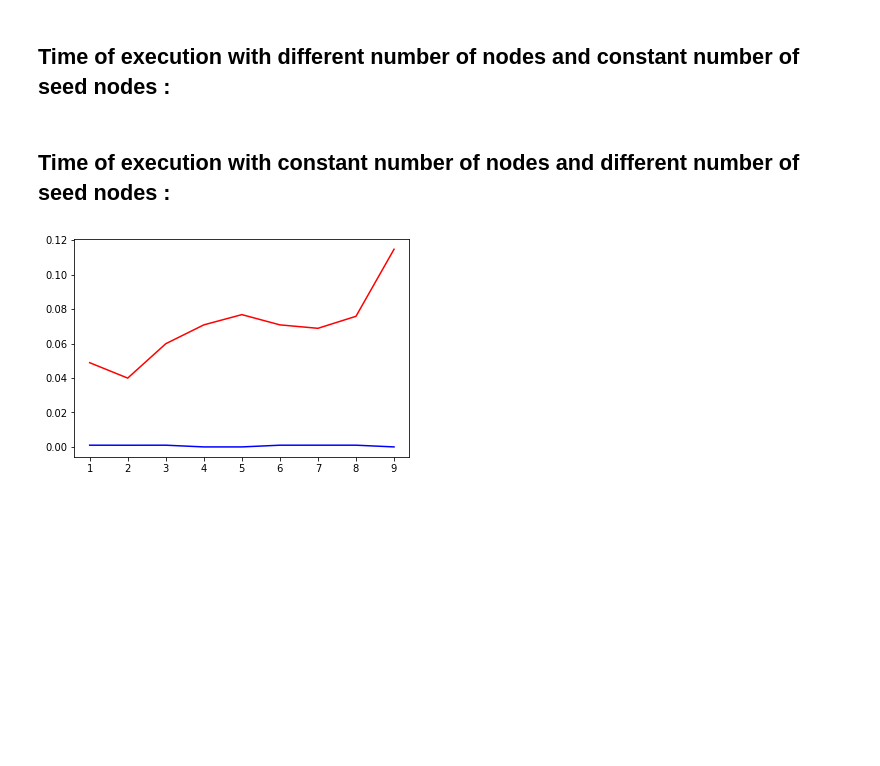
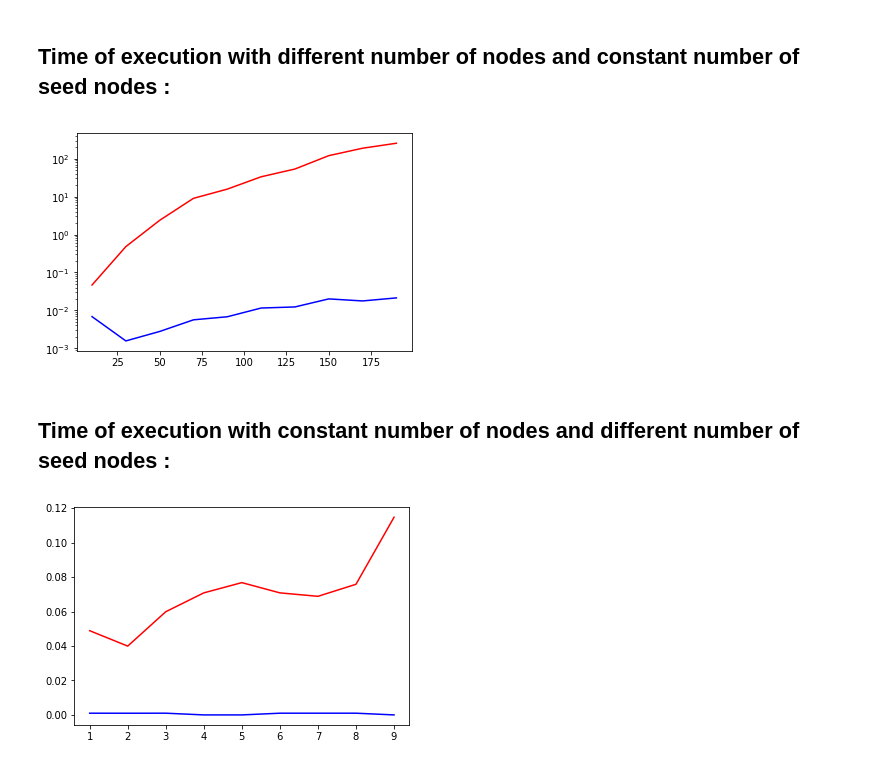
Before and after one commit to hugcis/graph_nets-IM, a Jupyter notebook: pmia_vs_maxdegree.ipynb, the cells around one changed output. Cells and saved outputs as stored; diff of their text form; code cells hidden in the pictures; blank space fills up the shorter version.

```diff
--- a/pmia_vs_maxdegree.ipynb
+++ b/pmia_vs_maxdegree.ipynb
@@ -3,7 +3,7 @@ import numpy as np
 import matplotlib.pyplot as plt
 import networkx as nx
 import itertools
-
+import random
 from tqdm import tqdm_notebook as tqdm
 
 from ic_influence_maximization.generate_graph import generate_graph
@@ -14,7 +14,7 @@ from ic_influence_maximization.degreeHeuristic import degreeHeuristic
 
 import time
 
-theta =  0.01
+theta =  0.003
 # %% [markdown]
 ## Time of execution with different number of nodes and constant number of seed nodes :
 # %%
@@ -32,9 +32,11 @@ for i in range(10,200,20):
     time_maxdegree.append((start_time_maxdegree-end_time_maxdegree))
 # %%
 n=range(10,200,20)
-plt.plot(n,-np.array(time_pmia),'r')
+plt.semilogy(n,-np.array(time_pmia),'r')
 plt.plot(n,-np.array(time_maxdegree),'b')
 plt.show()
+# %% [output]
+[figure, added]
 # %% [markdown]
 ## Time of execution with constant number of nodes and different number of seed nodes :
 # %%
```
Also changed, not shown: parts of 5 cells of this notebook.
